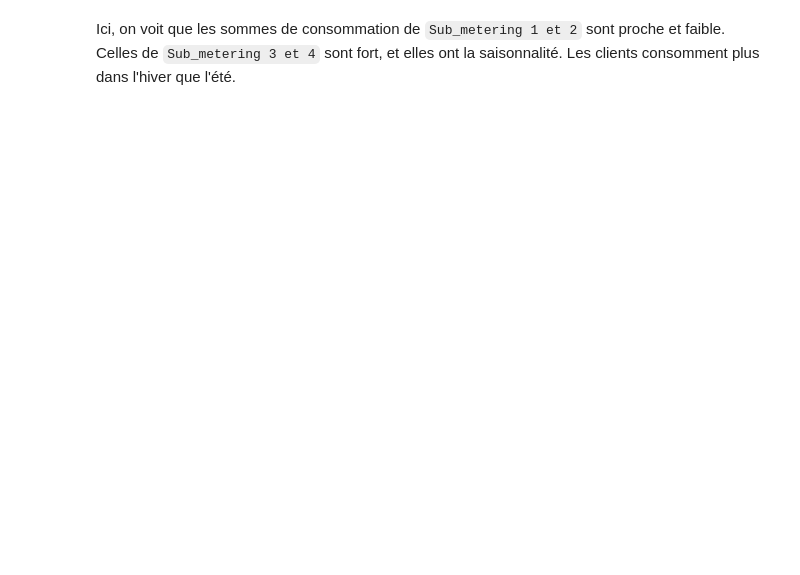
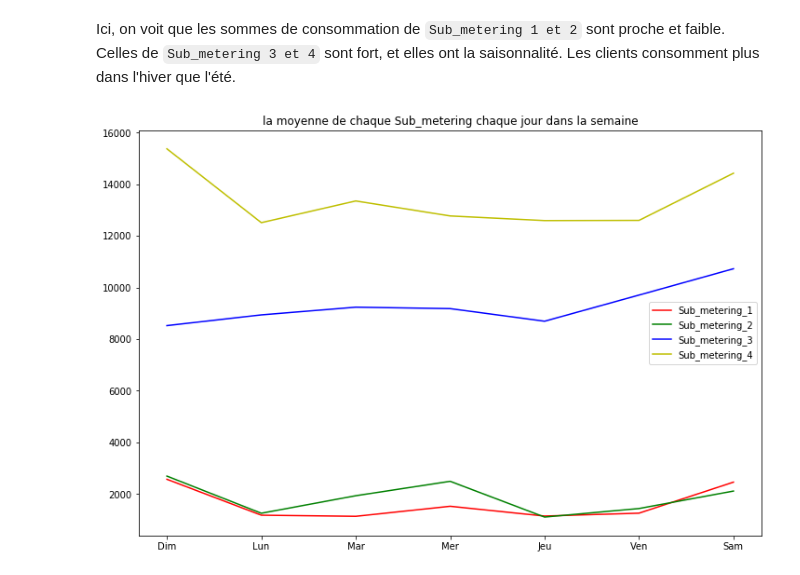
Before and after one commit to EnzoSeason/household_power_consumption, a Jupyter notebook: notebooks/Visualisation_donnees.ipynb, the cells around one changed output. Saved outputs shown, nothing was run; the diff lists cells and outputs as text; code cells hidden in the pictures; blank space fills up the shorter version.

```diff
--- a/notebooks/Visualisation_donnees.ipynb
+++ b/notebooks/Visualisation_donnees.ipynb
@@ -85,2 +89,21 @@ fig.savefig('../data/output/images/sub_metering_days_all_years.png')
 # %% [markdown]
 Ici, on voit que les sommes de consommation de `Sub_metering 1 et 2` sont proche et faible. Celles de `Sub_metering 3 et 4` sont fort, et elles ont la saisonnalité. Les clients consomment plus dans l'hiver que l'été.
+# %%
+week_mean_sub_1 = calcul_week_mean(day_df, 'Sub_metering_1')
+week_mean_sub_2 = calcul_week_mean(day_df, 'Sub_metering_2')
+week_mean_sub_3 = calcul_week_mean(day_df, 'Sub_metering_3')
+week_mean_sub_4 = calcul_week_mean(day_df, 'Sub_metering_4')
+x_labels = ['Dim', 'Lun', 'Mar', 'Mer', 'Jeu', 'Ven', 'Sam']
+
+fig, ax = plt.subplots(figsize = (12, 8))
+plt.title('la moyenne de chaque Sub_metering chaque jour dans la semaine')
+plt.xticks(list(range(7)),x_labels)
+plt.plot(week_mean_sub_1, color='r', label='Sub_metering_1')
+plt.plot(week_mean_sub_2, color='g', label='Sub_metering_2')
+plt.plot(week_mean_sub_3, color='b', label='Sub_metering_3')
+plt.plot(week_mean_sub_4, color='y', label='Sub_metering_4')
+
+plt.legend()
+plt.savefig('../data/output/images/sub_metering_days_all_weeks.png')
+# %% [output]
+[figure, added]
```
Also changed, not shown: parts of 4 cells of this notebook, 5 other files.
